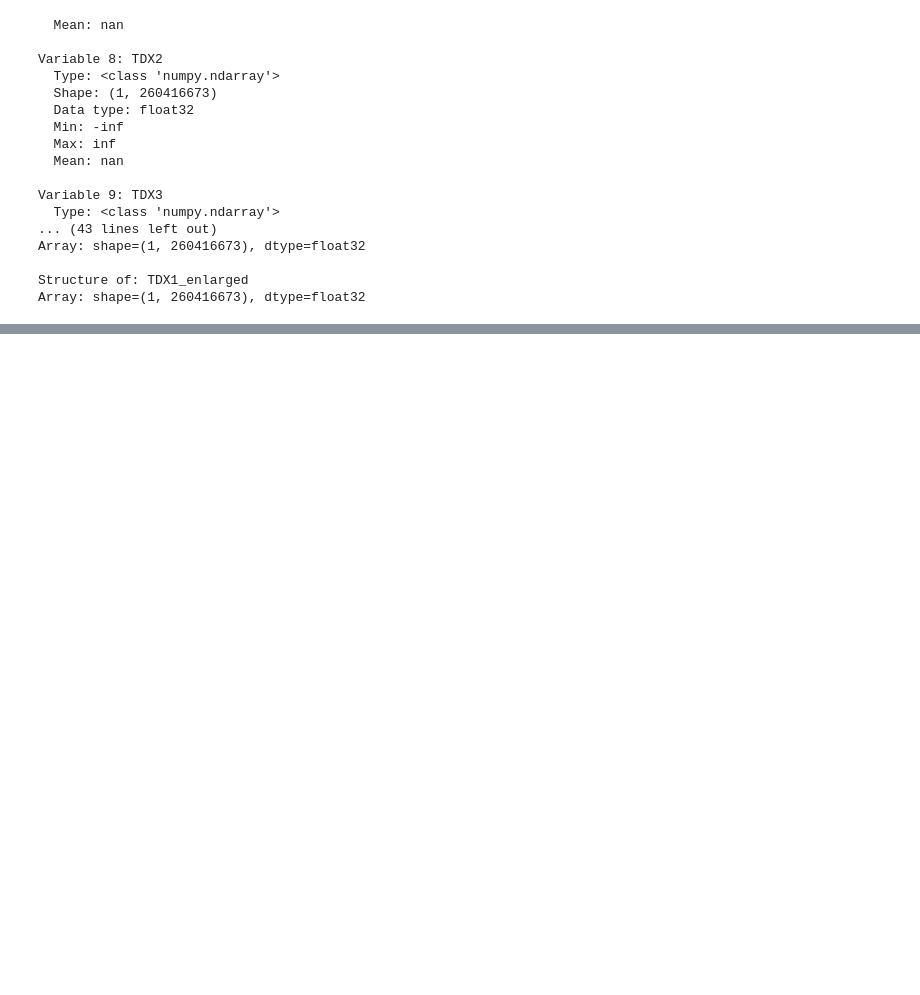
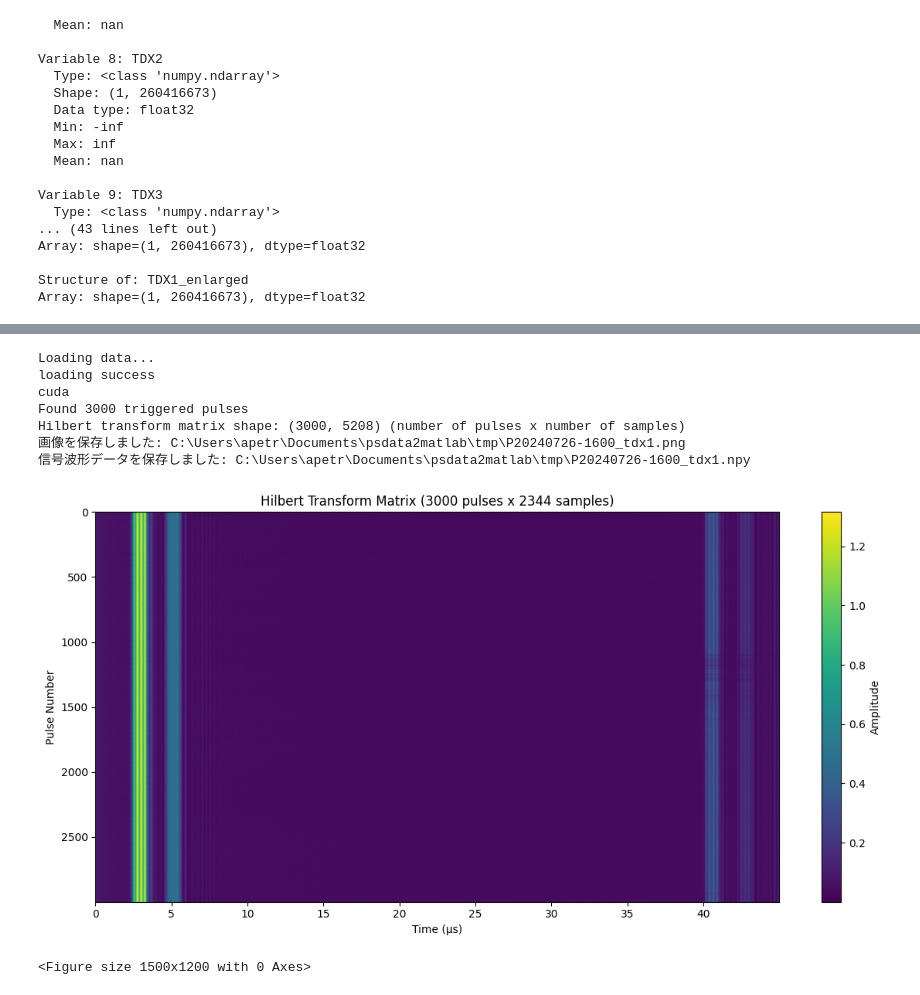
Before and after one commit to yymgc2003/psdata2matlab, a Jupyter notebook: signalanalysis.ipynb, the cells around one changed output, grey strips where cells are left out. Drawn from its saved outputs; the diff is of its cells as text; code cells hidden in the pictures; blank space fills up the shorter version.

```diff
--- a/signalanalysis.ipynb
+++ b/signalanalysis.ipynb
@@ -170,0 +980,22 @@ Array: shape=(1, 260416673), dtype=float32
+# %%
+from src.signal2img import generate_echomap
+
+file_path = "Z:\database\samples\P20240726-1600.mat"
+save_dir = "C:\\Users\\apetr\\Documents\\psdata2matlab\\tmp"
+triggered_pulses, adjusted_time_us, mean_pulse, std_pulse = generate_echomap(
+    file_path,
+    start_time=2,
+    duration=1,
+    window_width=100e-6,
+    amplitude_threshold=2.0,
+    output_dir=save_dir)
+# %% [output]
+Loading data...
+loading success
+cuda
+Found 3000 triggered pulses
+Hilbert transform matrix shape: (3000, 5208) (number of pulses x number of samples)
+画像を保存しました: C:\Users\apetr\Documents\psdata2matlab\tmp\P20240726-1600_tdx1.png
+信号波形データを保存しました: C:\Users\apetr\Documents\psdata2matlab\tmp\P20240726-1600_tdx1.npy
+[figure, added]
+<Figure size 1500x1200 with 0 Axes>
```
Also changed, not shown: parts of 6 cells of this notebook, 4 other files.
